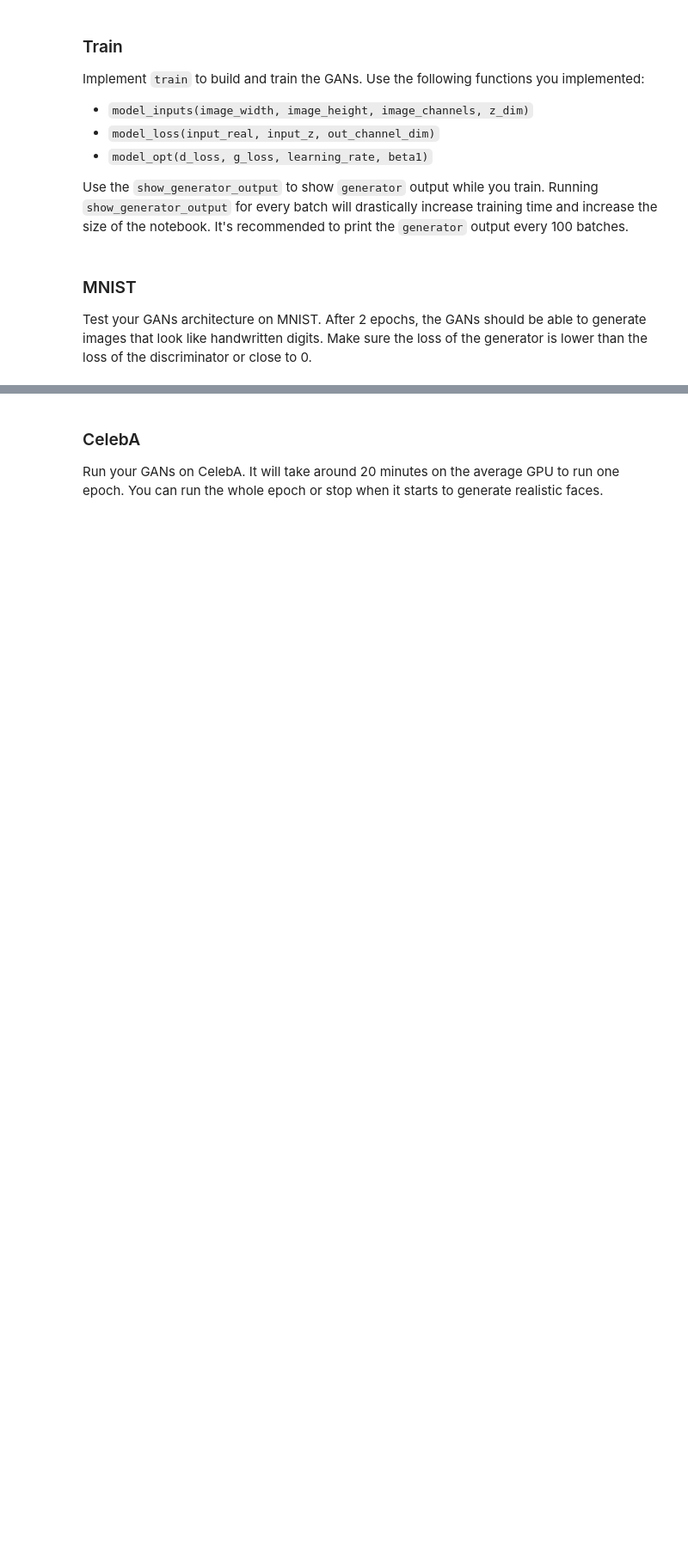
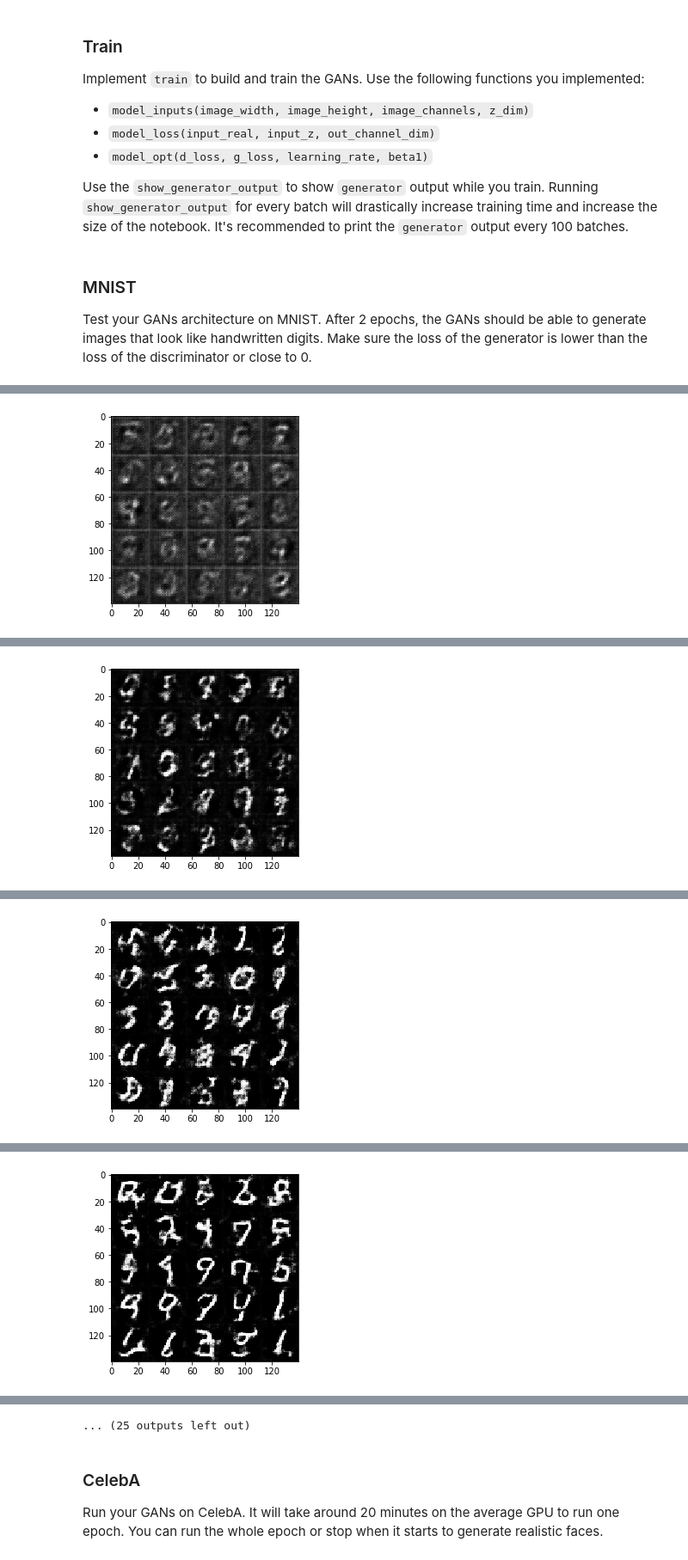
Before and after one commit to bijanfallah/face_gen, a Jupyter notebook: dlnd_face_generation.ipynb, the cells around one changed output, grey strips where cells are left out. Shown at 86% size. Cells and saved outputs as stored; diff of their text form; code cells hidden in the pictures; blank space fills up the shorter version.

```diff
--- a/dlnd_face_generation.ipynb
+++ b/dlnd_face_generation.ipynb
@@ -160,13 +154,16 @@ def discriminator(images, reuse=False, alpha=0.2):
         relu2 = tf.maximum(alpha * bn2, bn2)
         # 8x8x128
 
-        x3 = tf.layers.conv2d(relu2, 256, 4, strides=2, padding='same')
+        x3 = tf.layers.conv2d(relu2, 256, 2, strides=2, padding='same')
         bn3 = tf.layers.batch_normalization(x3, training=True)
         relu3 = tf.maximum(alpha * bn3, bn3)
-        # 4x4x256
+
+        x4 = tf.layers.conv2d(relu3, 512, 2, strides=2, padding='same')
+        bn4 = tf.layers.batch_normalization(x4, training=True)
+        relu4 = tf.maximum(alpha * bn4, bn4)
 
         # Flatten it
-        flat = tf.reshape(relu3, (-1, 4*4*256))
+        flat = tf.reshape(relu4, (-1, 2*2*512))
         logits = tf.layers.dense(flat, 1)
         out = tf.sigmoid(logits)
 
@@ -234,7 +234,7 @@ Implement `model_loss` to build the GANs for training and calculate the loss.  T
 - `discriminator(images, reuse=False)`
 - `generator(z, out_channel_dim, is_train=True)`
 # %%
-def model_loss(input_real, input_z, out_channel_dim, alpha=0.2):
+def model_loss(input_real, input_z, out_channel_dim, alpha=.2):
     """
     Get the loss for the discriminator and generator
     :param input_real: Images from the real dataset
@@ -242,12 +242,13 @@ def model_loss(input_real, input_z, out_channel_dim, alpha=0.2):
     :param out_channel_dim: The number of channels in the output image
     :return: A tuple of (discriminator loss, generator loss)
     """
+    smooth = 0.9
     g_model = generator(input_z, out_channel_dim, alpha=alpha)
     d_model_real, d_logits_real = discriminator(input_real, alpha=alpha)
     d_model_fake, d_logits_fake = discriminator(g_model, reuse=True, alpha=alpha)
 
     d_loss_real = tf.reduce_mean(
-        tf.nn.sigmoid_cross_entropy_with_logits(logits=d_logits_real, labels=tf.ones_like(d_model_real)))
+        tf.nn.sigmoid_cross_entropy_with_logits(logits=d_logits_real, labels=tf.ones_like(d_model_real)*smooth))
     d_loss_fake = tf.reduce_mean(
         tf.nn.sigmoid_cross_entropy_with_logits(logits=d_logits_fake, labels=tf.zeros_like(d_model_fake)))
     g_loss = tf.reduce_mean(
@@ -352,7 +353,7 @@ def train(epoch_count, batch_size, z_dim, learning_rate, beta1, get_batches, dat
     # TODO: Build Model
     inputs_real, inputs_z, learn_r = model_inputs(data_shape[1], data_shape[2], data_shape[3], z_dim)
     d_loss, g_loss = model_loss(inputs_real, inputs_z, data_shape[-1])
-    d_train_opt, g_train_opt = model_opt(d_loss, g_loss, learning_rate, beta1)
+    d_train_opt, g_train_opt = model_opt(d_loss, g_loss, learn_r, beta1)
     step = 0
 
     with tf.Session() as sess:
@@ -363,32 +364,38 @@ def train(epoch_count, batch_size, z_dim, learning_rate, beta1, get_batches, dat
 
                 step = step+1
 
-                # Sample random noise for G
+                # scale to be between -1 and +1
+                X_std = (batch_images - np.amin(batch_images))/(np.amax(batch_images)-np.amin(batch_images))
+
+
+                batch_images =  (X_std * 2) - 1
+
+
+
+
                 batch_z = np.random.uniform(-1, 1, size=(batch_size, z_dim))
-                #print('batch_z shape=',batch_z.shape)
-                # Run optimizers
                 _ = sess.run(d_train_opt, feed_dict={inputs_real: batch_images, inputs_z: batch_z, learn_r:learning_rate})
+                # flip lables :
+
                 _ = sess.run(g_train_opt, feed_dict={inputs_z: batch_z, inputs_real: batch_images,learn_r:learning_rate})
 
-                if step % 100 == 0:
+                if step % 10 == 0:
                     train_loss_d = d_loss.eval({inputs_z:batch_z, inputs_real: batch_images})
                     train_loss_g = g_loss.eval({inputs_z:batch_z})
                     print("Epoch {}/{} Step {}...".format(epoch_i+1, epoch_count, step),
                       "Discriminator Loss: {:.4f}...".format(train_loss_d),
-                      "Generator Loss: {:.4f}".format(train_loss_g)
+                      "Generator Loss: {:.4f}".format(train_loss_g), "  difference (D-G): {:.4f}".format(train_loss_d-train_loss_g) )
 
-                if step % 200 == 0:
+                if step % 100 == 0:
                     show_generator_output(sess, 25, inputs_z, data_shape[3], data_image_mode)
 # %% [markdown]
 ### MNIST
 Test your GANs architecture on MNIST.  After 2 epochs, the GANs should be able to generate images that look like handwritten digits.  Make sure the loss of the generator is lower than the loss of the discriminator or close to 0.
 # %%
-batch_size = 200
+batch_size = 64
 z_dim = 100
-learning_rate = 0.001
-beta1 = 0.5
-
-
+learning_rate = 0.0002
+beta1 = 0.2
 """
 DON'T MODIFY ANYTHING IN THIS CELL THAT IS BELOW THIS LINE
 """
@@ -402,0 +419 @@ KeyboardInterrupt:
+[figure, added]
@@ -402,0 +430 @@ KeyboardInterrupt:
+[figure, added]
@@ -402,0 +441 @@ KeyboardInterrupt:
+[figure, added]
@@ -402,0 +452 @@ KeyboardInterrupt:
+[figure, added]
@@ -403,3 +475,4 @@ KeyboardInterrupt:
+... (25 outputs left out)
 # %% [markdown]
 ### CelebA
 Run your GANs on CelebA.  It will take around 20 minutes on the average GPU to run one epoch.  You can run the whole epoch or stop when it starts to generate realistic faces.
```
Also changed, not shown: parts of 7 cells of this notebook, 1 other file.
